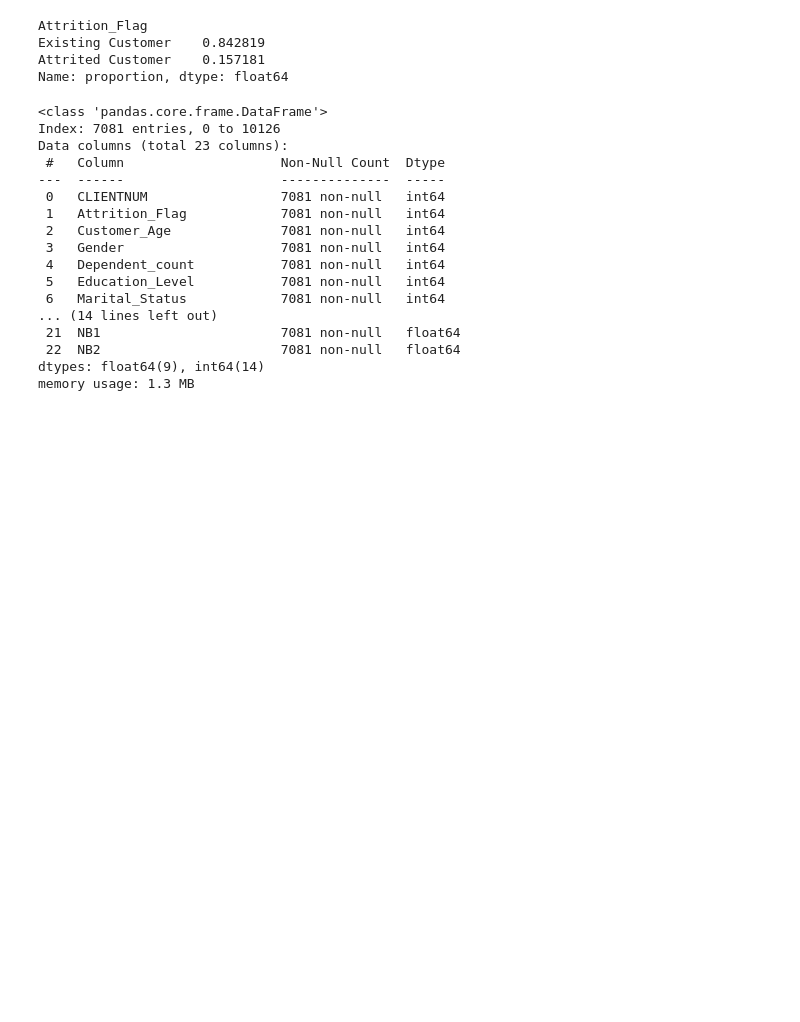
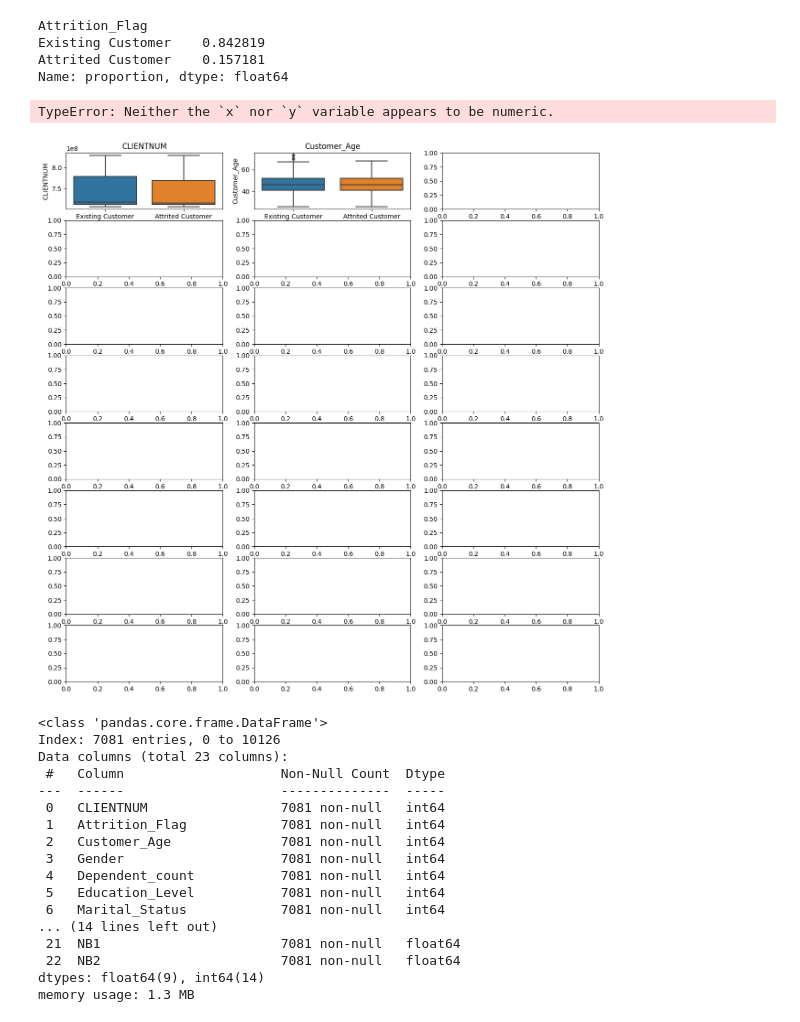
Before and after one commit to baroneleonardo/Predicting-Bank-Customers-Attrition, a Jupyter notebook: DataExplor.ipynb, the cells around one changed output. Drawn from its saved outputs; the diff is of its cells as text; code cells hidden in the pictures; blank space fills up the shorter version.

```diff
--- a/DataExplor.ipynb
+++ b/DataExplor.ipynb
@@ -92,6 +92,35 @@ fig
 # %%
 data.rename(columns={'Naive_Bayes_Classifier_Attrition_Flag_Card_Category_Contacts_Count_12_mon_Dependent_count_Education_Level_Months_Inactive_12_mon_1': 'NB1'}, inplace=True)
 data.rename(columns={'Naive_Bayes_Classifier_Attrition_Flag_Card_Category_Contacts_Count_12_mon_Dependent_count_Education_Level_Months_Inactive_12_mon_2': 'NB2'}, inplace=True)
+# %%
+variables = data.columns.drop('Attrition_Flag')
+num_rows = int(len(variables) / 3) + 1
+num_cols = 3
+
+# Crea il subplot
+fig, axes = plt.subplots(num_rows, num_cols, figsize=(15, 15))
+
+# Flattena l'array di assi in un elenco unidimensionale
+axes = axes.flatten()
+
+# Ciclo attraverso le variabili e crea i boxplot
+for i, variable in enumerate(variables):
+    sns.boxplot(x='Attrition_Flag', y=variable, data=data, ax=axes[i])
+    axes[i].set_title(variable)
+
+# Rimuove gli assi vuoti se necessario
+if len(variables) < num_rows * num_cols:
+    for j in range(len(variables), num_rows * num_cols):
+        fig.delaxes(axes[j])
+
+# Aggiusta la distanza tra i subplots
+fig.tight_layout()
+
+# Mostra il grafico
+plt.show()
+# %% [output]
+TypeError: Neither the `x` nor `y` variable appears to be numeric.
+[figure, added]
 # %%
 # Bisogna Capire come gestire queste variabili
 
```
Also changed, not shown: 8 other files.
